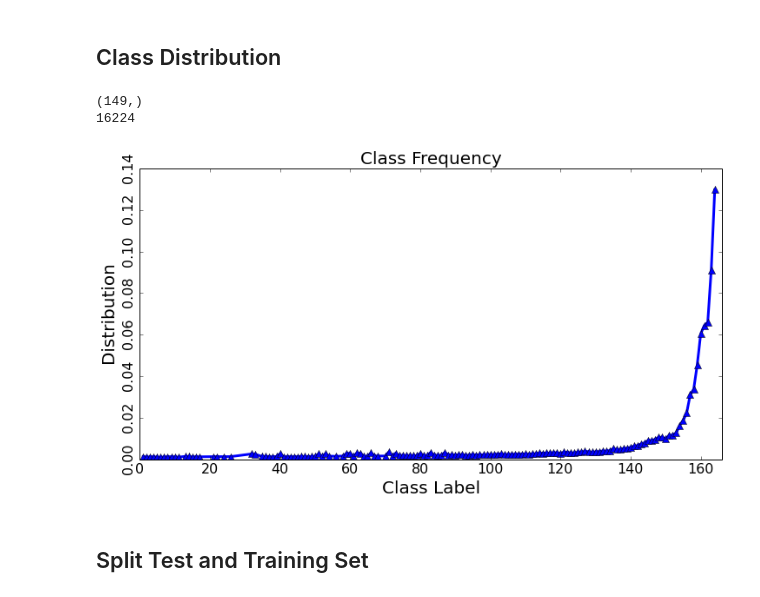
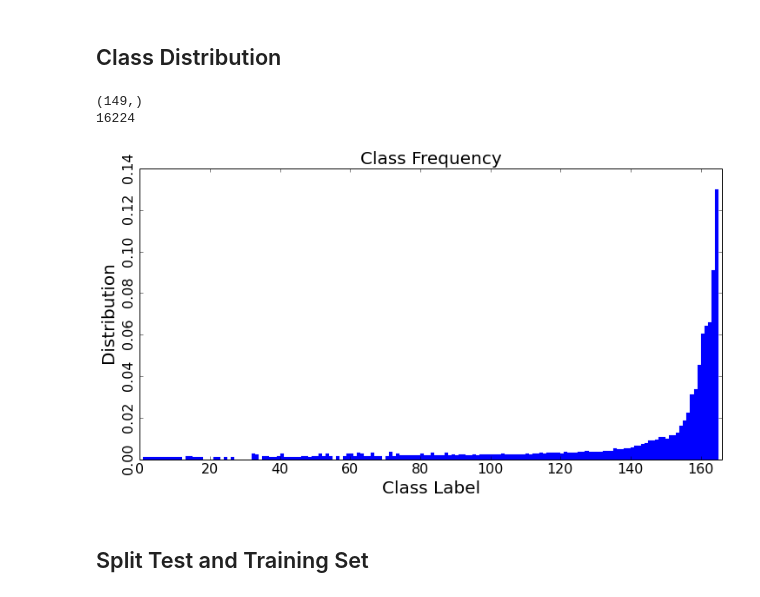
Before and after one commit to vmirly/ml-visual-recognition, a Jupyter notebook: ipynb/development.ipynb, the cells around one changed output. Cells and saved outputs as stored; diff of their text form; code cells hidden in the pictures.

```diff
--- a/ipynb/development.ipynb
+++ b/ipynb/development.ipynb
@@ -41,31 +41,33 @@ y.head()
 # %%
 yl, yc = np.unique(y[0], return_counts=True)
 
 print(yl.shape)
 print(np.max(yc))
 
 yc = yc / float(np.sum(yc))
 
 fig1 = plt.figure(1, figsize=(12,6))
 ax = fig1.add_subplot(1, 1, 1)
-line1 = plt.plot(yl, yc, 'b-')
-plt.setp(line1, color='b', linewidth=3, marker='^', markersize=8)
+#line1 = plt.plot(yl, yc, 'b-')
+line1 = ax.bar(yl, yc, width=1, color='r')
+#plt.setp(line1, color='b', linewidth=3, marker='^', markersize=8)
+plt.setp(line1, color='b', linewidth=0.1)
 
 plt.setp(ax.get_xticklabels(), rotation='horizontal', fontsize=16)
 plt.setp(ax.get_yticklabels(), rotation='vertical', fontsize=16)
 
 plt.xlabel('Class Label', size=20)
 plt.ylabel('Distribution', size=20)
 plt.title('Class Frequency', size=20)
 #plt.legend(['Y1', 'Y2'], loc='upper right') ## not supported by plotly yet
 
 plt.axis([0, 166, 0, 0.14])
 
 plt.show()
 # %% [output]
 (149,)
 16224
-[figure, old version]
+[figure, new version]
 # %% [markdown]
 ## Split Test and Training Set
 # %%
```
Also changed, not shown: 1 other file.
